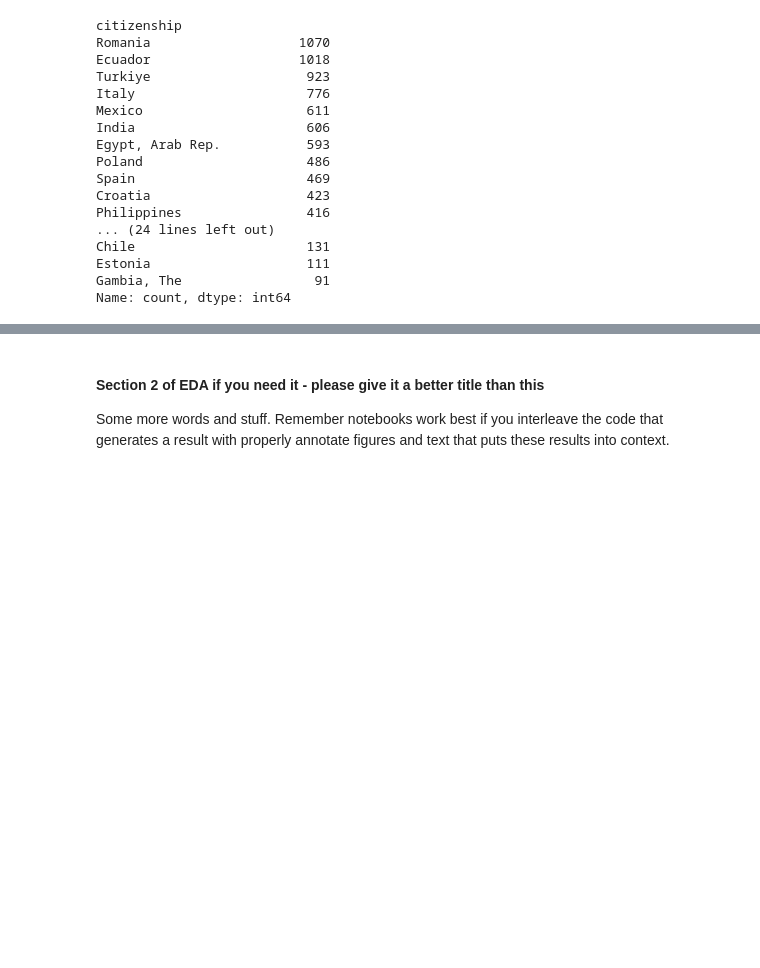
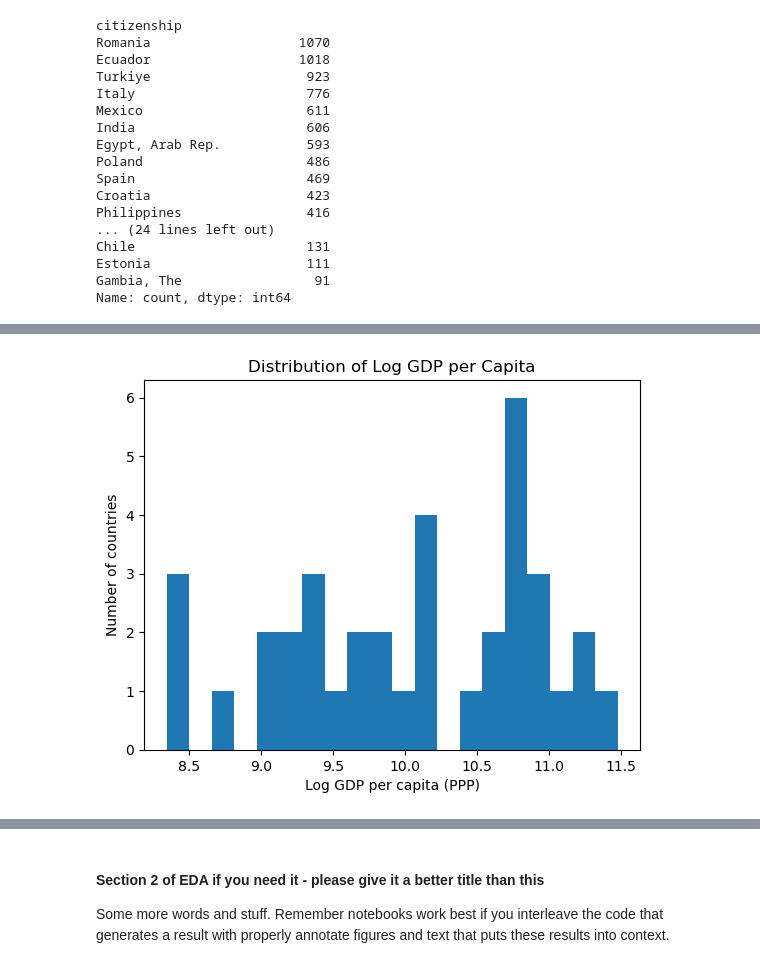
Before and after one commit to COGS108/Group123_WI26, a Jupyter notebook: 02-EDACheckpoint.ipynb, the cells around one changed output, grey strips where cells are left out. Drawn from its saved outputs; the diff is of its cells as text; code cells hidden in the pictures; blank space fills up the shorter version.

```diff
--- a/02-EDACheckpoint.ipynb
+++ b/02-EDACheckpoint.ipynb
@@ -962,0 +1062,15 @@ plt.show()
+# %%
+country_summary['log_gdp'] = np.log(country_summary['gdp_per_capita_ppp'])
+
+country_summary['log_gdp'].plot(
+    kind='hist',
+    bins=20
+)
+
+plt.xlabel("Log GDP per capita (PPP)")
+plt.ylabel("Number of countries")
+plt.title("Distribution of Log GDP per Capita")
+
+plt.show()
+# %% [output]
+[figure, added]
```
Also changed, not shown: parts of 46 cells of this notebook.
